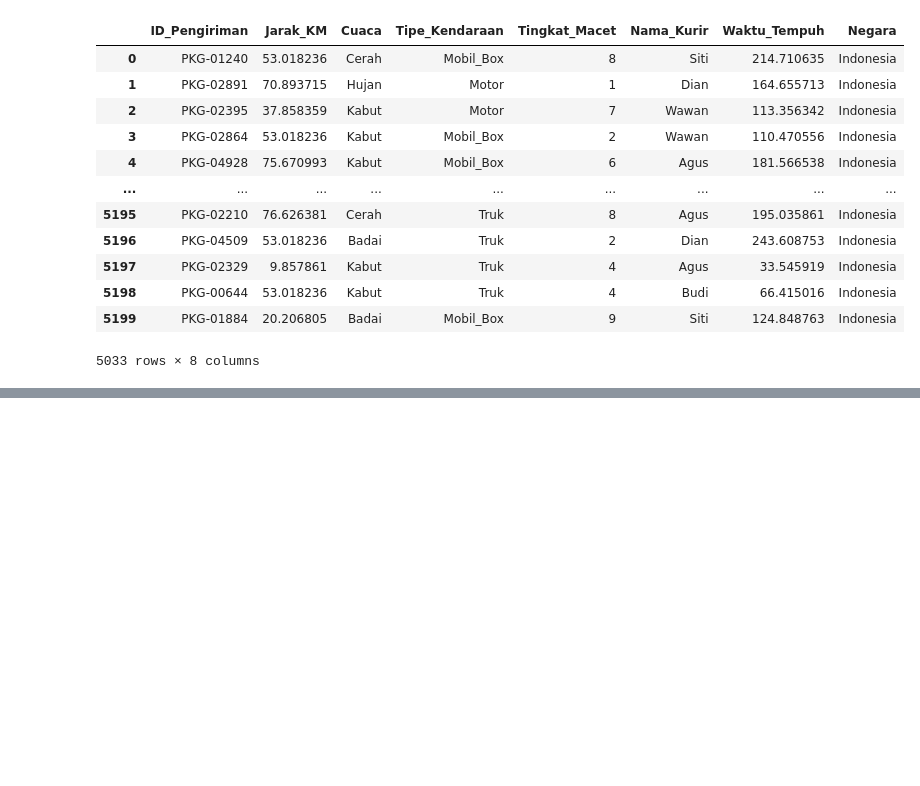
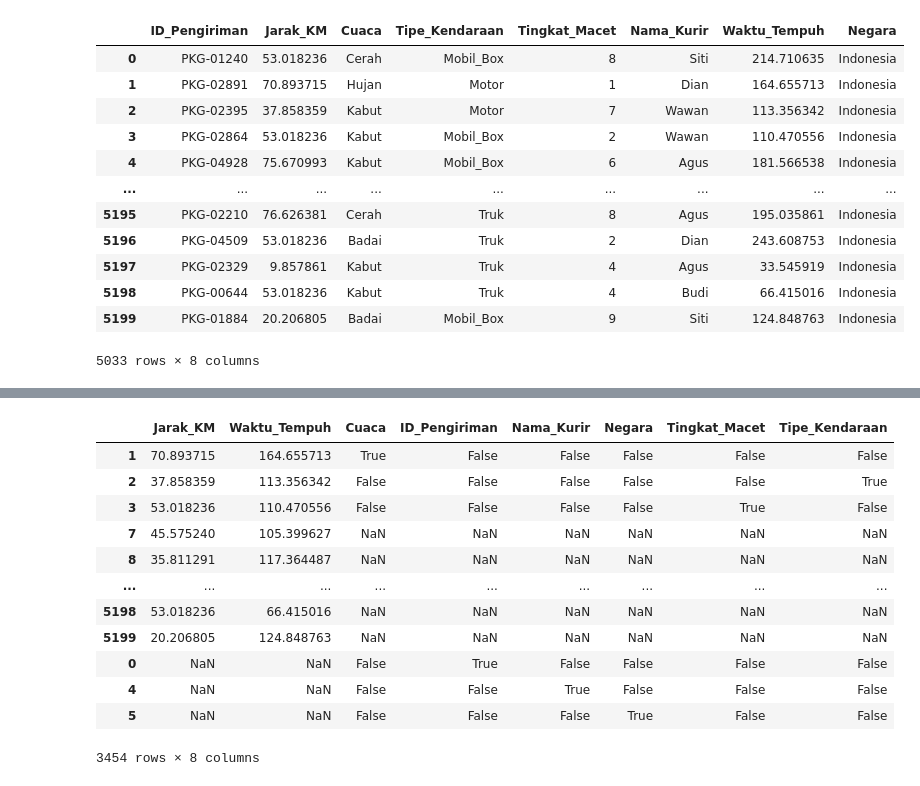
Before and after one commit to rezzz59/STUPEN, a Jupyter notebook: Regresi/studi_kasus_mandiri.ipynb, the cells around one changed output, grey strips where cells are left out. Saved outputs shown, nothing was run; the diff lists cells and outputs as text; code cells hidden in the pictures; blank space fills up the shorter version.

```diff
--- a/Regresi/studi_kasus_mandiri.ipynb
+++ b/Regresi/studi_kasus_mandiri.ipynb
@@ -292,0 +310,17 @@ scaler = StandardScaler()
+# %%
+df = pd.concat([df_numeric, df_one_hot], axis=1)
+df
+# %% [output]
+|  | Jarak_KM | Waktu_Tempuh | Cuaca | ID_Pengiriman | Nama_Kurir | Negara | Tingkat_Macet | Tipe_Kendaraan |
+| 1 | 70.893715 | 164.655713 | True | False | False | False | False | False |
+| 2 | 37.858359 | 113.356342 | False | False | False | False | False | True |
+| 3 | 53.018236 | 110.470556 | False | False | False | False | True | False |
+| 7 | 45.575240 | 105.399627 | NaN | NaN | NaN | NaN | NaN | NaN |
+| 8 | 35.811291 | 117.364487 | NaN | NaN | NaN | NaN | NaN | NaN |
+| ... | ... | ... | ... | ... | ... | ... | ... | ... |
+| 5198 | 53.018236 | 66.415016 | NaN | NaN | NaN | NaN | NaN | NaN |
+| 5199 | 20.206805 | 124.848763 | NaN | NaN | NaN | NaN | NaN | NaN |
+| 0 | NaN | NaN | False | True | False | False | False | False |
+| 4 | NaN | NaN | False | False | True | False | False | False |
+| 5 | NaN | NaN | False | False | False | True | False | False |
+3454 rows × 8 columns
```
Also changed, not shown: parts of 10 cells of this notebook.
